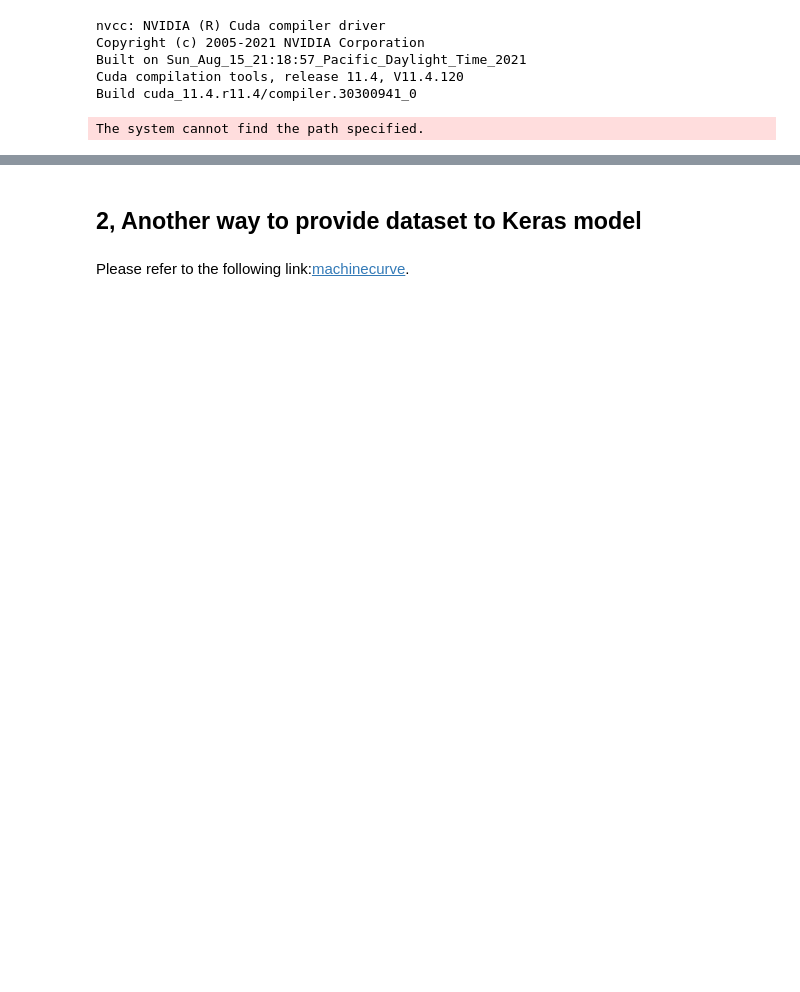
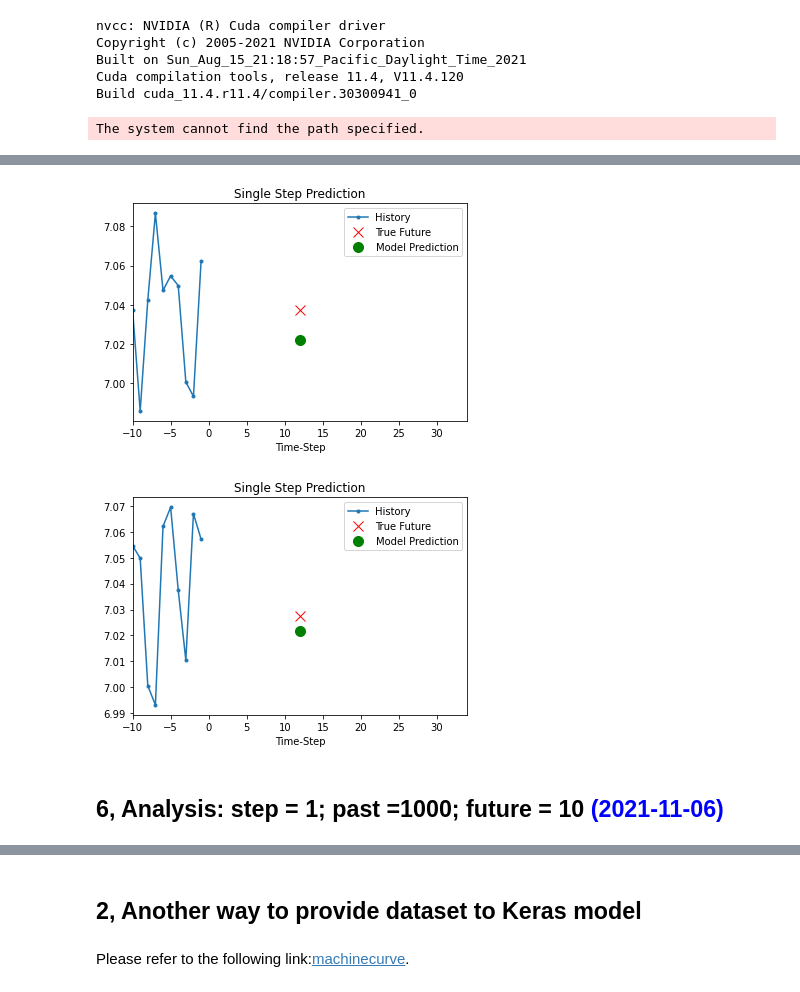
Before and after one commit to wengangmao/vattenfall, a Jupyter notebook: _sources/contents/codes/Keras_LSTM.ipynb, the cells around one changed output, grey strips where cells are left out. Drawn from its saved outputs; the diff is of its cells as text; code cells hidden in the pictures; blank space fills up the shorter version.

```diff
--- a/_sources/contents/codes/Keras_LSTM.ipynb
+++ b/_sources/contents/codes/Keras_LSTM.ipynb
@@ -351,0 +432,15 @@ for x, y in dataset_val.take(1):
+# %%
+df_train = df_train.reset_index(drop=True)
+
+split_fraction = 0.8
+train_split = int(df_train.shape[0]*split_fraction)
+past = 100
+future = 10
+step = 10
+learning_rate = 0.01
+batch_size = 50
+epochs = 10
+
+
+train_data = df_train.loc[0:train_split-1]
+val_data = df_train.loc[train_split:]
@@ -351,0 +556,12 @@ for x, y in dataset_val.take(1):
+# %%
+for x, y in dataset_val.take(2):
+    show_plot(
+        [x[0][:, 5].numpy(), y[0].numpy(), model.predict(x)[0]],
+        12,
+        "Single Step Prediction",
+    )
+# %% [output]
+[figure, added]
+[figure, added]
+# %% [markdown]
+ ##  6, Analysis: step = 1; past =1000; future = 10 <font color ='blue'>  **(2021-11-06)**</font>
```
Also changed, not shown: parts of 23 cells of this notebook, 17 other files.
